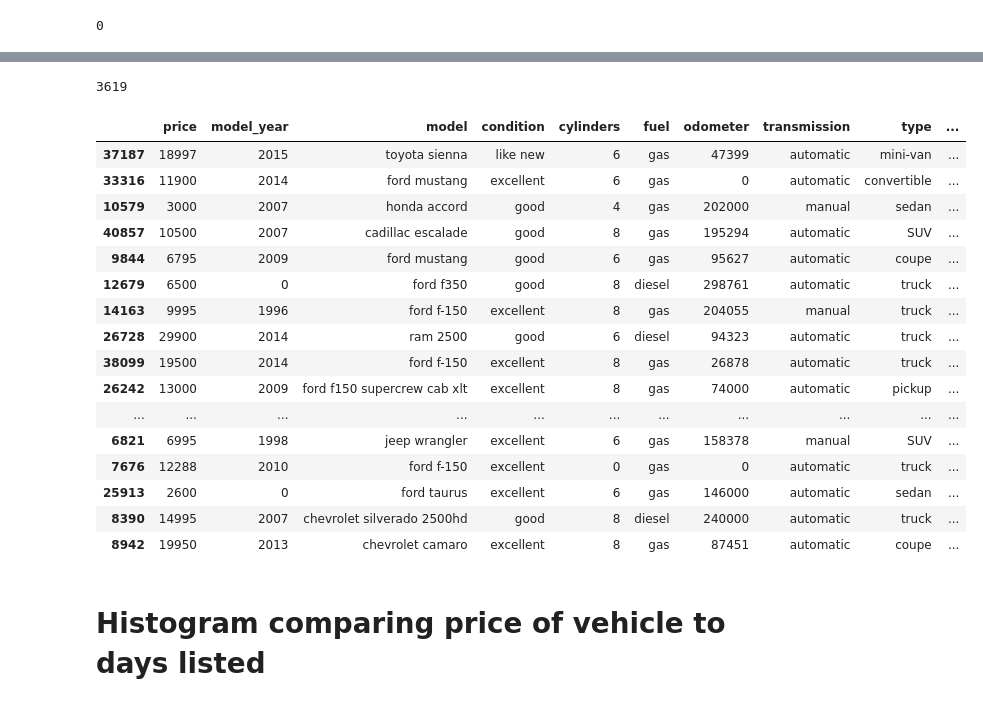
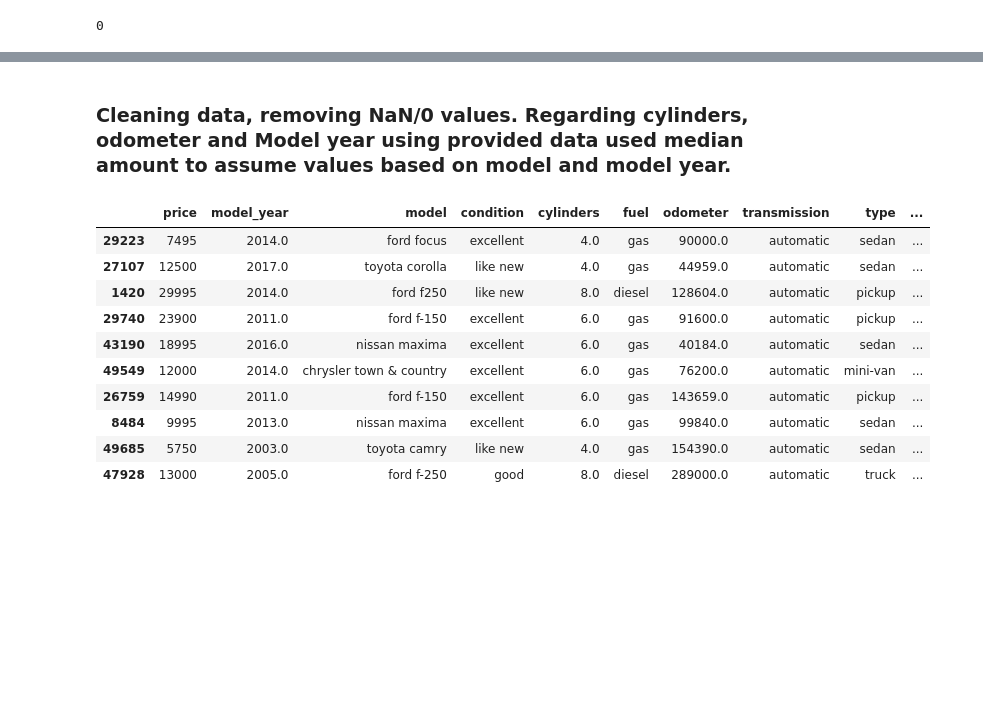
Before and after one commit to Sweetfeets00/SDtoolsProject, a Jupyter notebook: sdproject/Notebooks/EDA.ipynb, the cells around one changed output, grey strips where cells are left out. Drawn from its saved outputs; the diff is of its cells as text; code cells hidden in the pictures; blank space fills up the shorter version.

```diff
--- a/sdproject/Notebooks/EDA.ipynb
+++ b/sdproject/Notebooks/EDA.ipynb
@@ -58,34 +54,23 @@ data.head(50
-# %%
-data['model_year'].isna().sum()
-# %% [output]
-3619
+# %% [markdown]
+### Cleaning data, removing NaN/0 values. Regarding cylinders, odometer and Model year using provided data used median amount to assume values based on model and model year.
 # %%
 data['is_4wd']= data['is_4wd'].fillna(0)
 data['is_4wd'] = data['is_4wd'].astype('bool')
-data['model_year']= data['model_year'].fillna(0)
-data['model_year']= data['model_year'].astype('int')
-data['odometer']=data['odometer'].fillna(0)
-data['odometer']=data['odometer'].astype('int')
-data['cylinders']=data['cylinders'].fillna(0)
-data['cylinders']=data['cylinders'].astype('int')
-data.sample(50)
+data['manufacturer']=data['model'].str.split().str[0]
+data['paint_color']=data['paint_color'].fillna('unknown')
+data['model_year'] = data['model_year'].fillna(data.groupby(['model'])['model_year'].transform('median'))
+data['odometer'] = data['odometer'].fillna(data.groupby(['model_year'])['odometer'].transform('median'))
+data['cylinders'] = data['cylinders'].fillna(data.groupby(['model'])['cylinders'].transform('median'))
+data.sample(10)
 # %% [output]
 |  | price | model_year | model | condition | cylinders | fuel | odometer | transmission | type | ... |
-| 37187 | 18997 | 2015 | toyota sienna | like new | 6 | gas | 47399 | automatic | mini-van | ... |
-| 33316 | 11900 | 2014 | ford mustang | excellent | 6 | gas | 0 | automatic | convertible | ... |
-| 10579 | 3000 | 2007 | honda accord | good | 4 | gas | 202000 | manual | sedan | ... |
-| 40857 | 10500 | 2007 | cadillac escalade | good | 8 | gas | 195294 | automatic | SUV | ... |
-| 9844 | 6795 | 2009 | ford mustang | good | 6 | gas | 95627 | automatic | coupe | ... |
-| 12679 | 6500 | 0 | ford f350 | good | 8 | diesel | 298761 | automatic | truck | ... |
-| 14163 | 9995 | 1996 | ford f-150 | excellent | 8 | gas | 204055 | manual | truck | ... |
-| 26728 | 29900 | 2014 | ram 2500 | good | 6 | diesel | 94323 | automatic | truck | ... |
-| 38099 | 19500 | 2014 | ford f-150 | excellent | 8 | gas | 26878 | automatic | truck | ... |
-| 26242 | 13000 | 2009 | ford f150 supercrew cab xlt | excellent | 8 | gas | 74000 | automatic | pickup | ... |
-| ... | ... | ... | ... | ... | ... | ... | ... | ... | ... | ... |
-| 6821 | 6995 | 1998 | jeep wrangler | excellent | 6 | gas | 158378 | manual | SUV | ... |
-| 7676 | 12288 | 2010 | ford f-150 | excellent | 0 | gas | 0 | automatic | truck | ... |
-| 25913 | 2600 | 0 | ford taurus | excellent | 6 | gas | 146000 | automatic | sedan | ... |
-| 8390 | 14995 | 2007 | chevrolet silverado 2500hd | good | 8 | diesel | 240000 | automatic | truck | ... |
-| 8942 | 19950 | 2013 | chevrolet camaro | excellent | 8 | gas | 87451 | automatic | coupe | ... |
+| 29223 | 7495 | 2014.0 | ford focus | excellent | 4.0 | gas | 90000.0 | automatic | sedan | ... |
+| 27107 | 12500 | 2017.0 | toyota corolla | like new | 4.0 | gas | 44959.0 | automatic | sedan | ... |
+| 1420 | 29995 | 2014.0 | ford f250 | like new | 8.0 | diesel | 128604.0 | automatic | pickup | ... |
+| 29740 | 23900 | 2011.0 | ford f-150 | excellent | 6.0 | gas | 91600.0 | automatic | pickup | ... |
+| 43190 | 18995 | 2016.0 | nissan maxima | excellent | 6.0 | gas | 40184.0 | automatic | sedan | ... |
+| 49549 | 12000 | 2014.0 | chrysler town & country | excellent | 6.0 | gas | 76200.0 | automatic | mini-van | ... |
+| 26759 | 14990 | 2011.0 | ford f-150 | excellent | 6.0 | gas | 143659.0 | automatic | pickup | ... |
+| 8484 | 9995 | 2013.0 | nissan maxima | excellent | 6.0 | gas | 99840.0 | automatic | sedan | ... |
+| 49685 | 5750 | 2003.0 | toyota camry | like new | 4.0 | gas | 154390.0 | automatic | sedan | ... |
+| 47928 | 13000 | 2005.0 | ford f-250 | good | 8.0 | diesel | 289000.0 | automatic | truck | ... |
-# %% [markdown]
-# Histogram comparing price of vehicle to days listed
```
Also changed, not shown: parts of 15 cells of this notebook, 2 other files.
